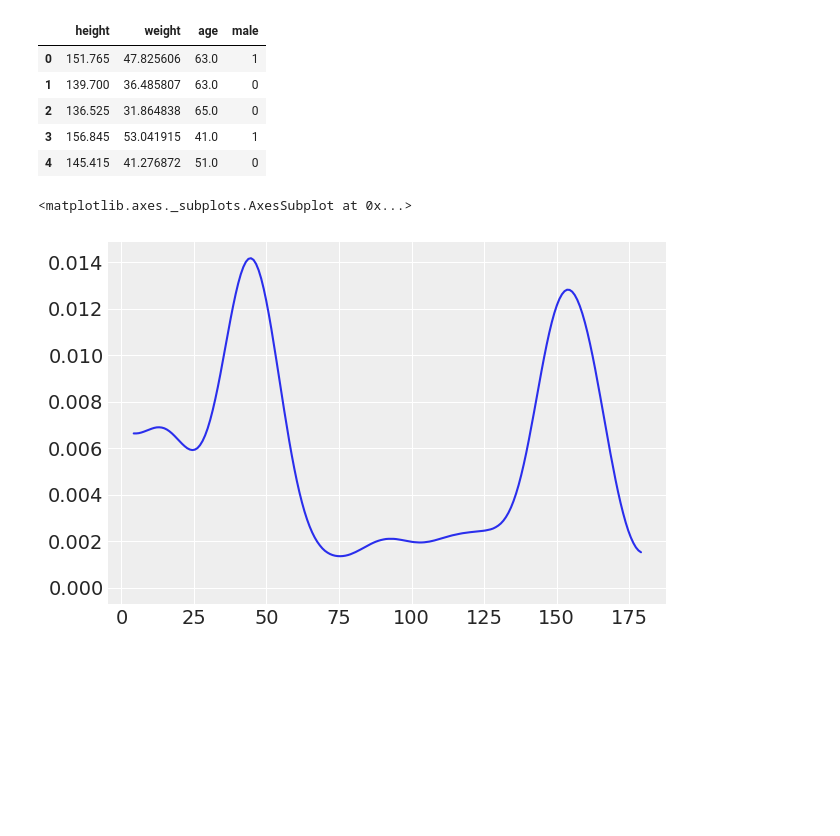
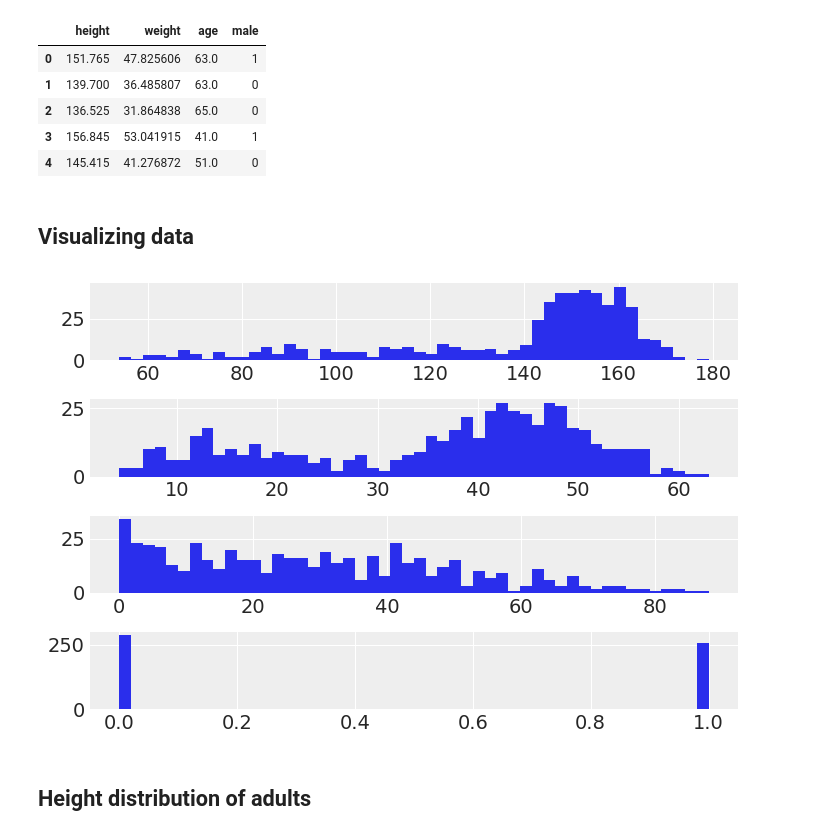
Before and after one commit to Voda88/Statistical-Rethinking, a Jupyter notebook: Chapter 4.ipynb, the cells around one changed output. Saved outputs shown, nothing was run; the diff lists cells and outputs as text; code cells hidden in the pictures; blank space fills up the shorter version.

```diff
--- a/Chapter 4.ipynb
+++ b/Chapter 4.ipynb
@@ -71,5 +71,5 @@ $$ P(a \mid b) = \frac{P(b \mid a) P(a)}{P(b)} $$
 # %% [markdown]
 # !Kung San Data
 # %%
-a = pd.read_csv('../resources/Rethinking/Data/Howell1.csv', sep = ';')
+df = pd.read_csv('../resources/Rethinking/Data/Howell1.csv', sep = ';')
 # %%
@@ -81,8 +81,16 @@ a.head()
 | 2 | 136.525 | 31.864838 | 65.0 | 0 |
 | 3 | 156.845 | 53.041915 | 41.0 | 1 |
 | 4 | 145.415 | 41.276872 | 51.0 | 0 |
-# %%
-az.plot_kde([a['height'],a['weight']])
-# %% [output]
-<matplotlib.axes._subplots.AxesSubplot at 0x...>
-[figure, removed]
+# %% [markdown]
+## Visualizing data
+# %%
+_,ax = plt.subplots(4)
+ax[0].hist(df['height'], bins = 50);
+ax[1].hist(df['weight'], bins = 50);
+ax[2].hist(df['age'], bins = 50);
+ax[3].hist(df['male'], bins = 50);
+_.tight_layout()
+# %% [output]
+[figure, added]
+# %% [markdown]
+## Height distribution of adults
```
Also changed, not shown: parts of 83 cells of this notebook.
